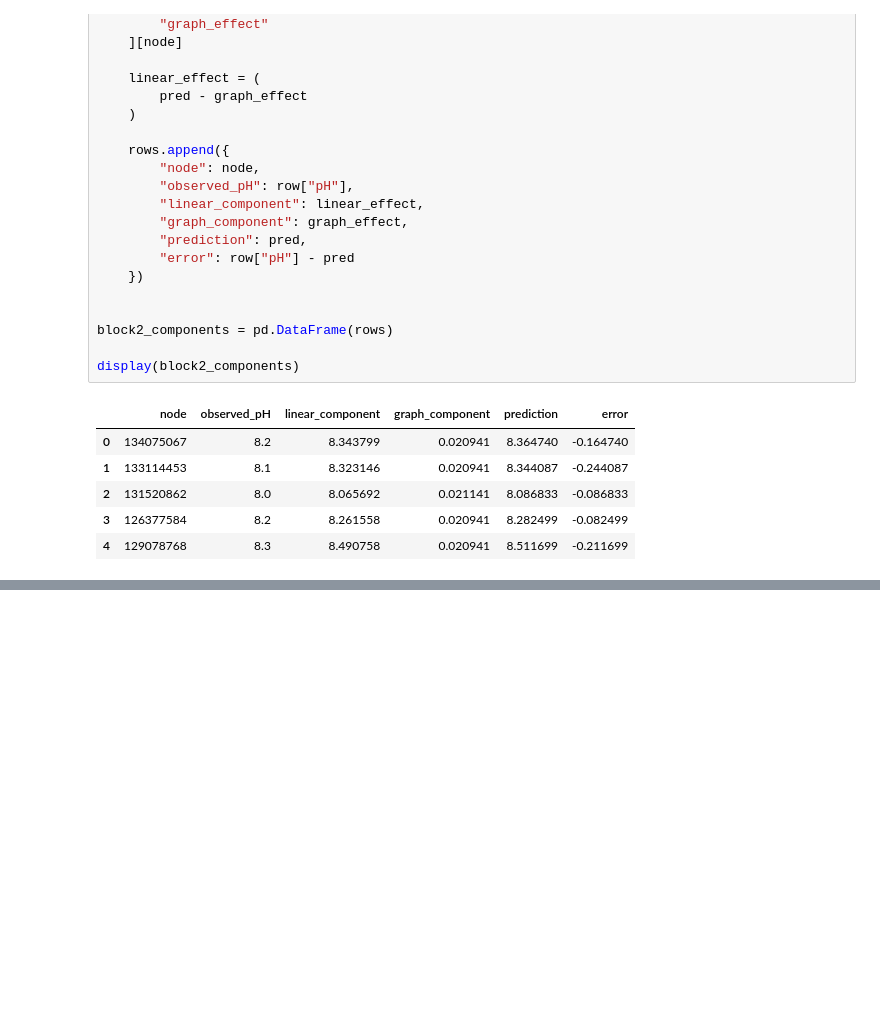
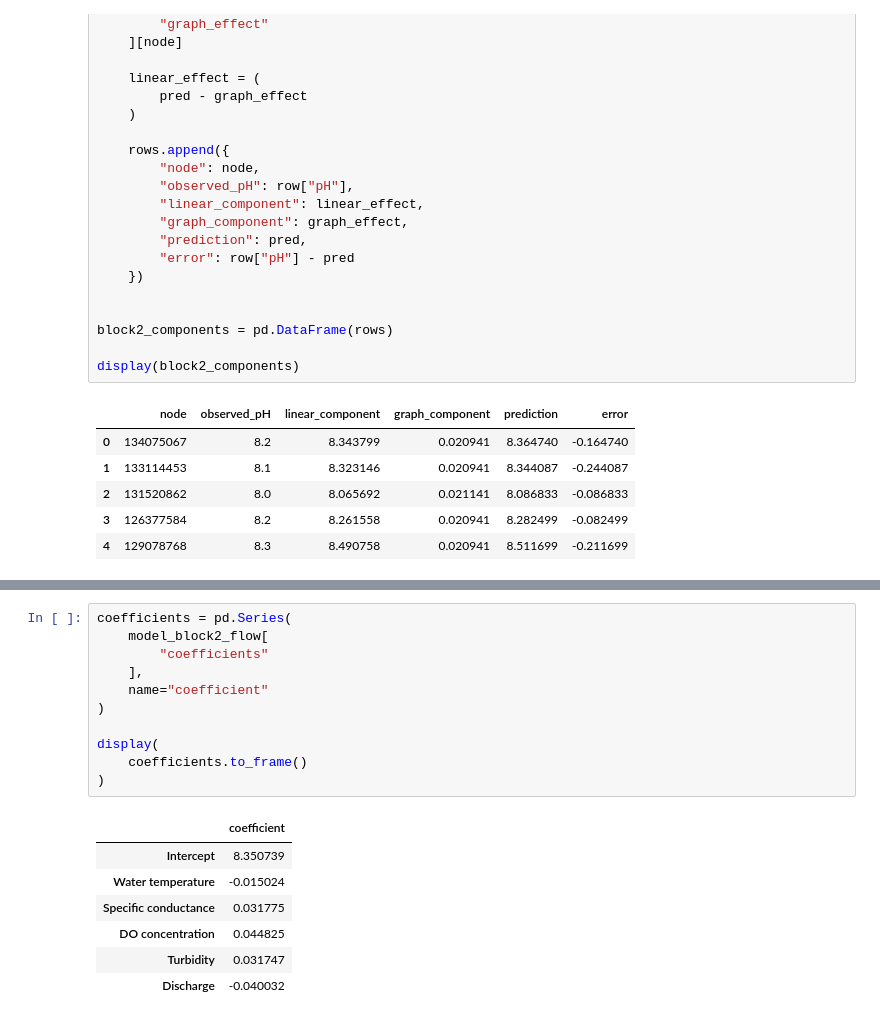
Before and after one commit to andrewc156/rivernets, a Jupyter notebook: graph_linear_regression_laplacian.ipynb, the cells around one changed output, grey strips where cells are left out. Drawn from its saved outputs; the diff is of its cells as text; blank space fills up the shorter version.

```diff
--- a/graph_linear_regression_laplacian.ipynb
+++ b/graph_linear_regression_laplacian.ipynb
@@ -4372,0 +4935,19 @@ display(block2_components)
+# %%
+coefficients = pd.Series(
+    model_block2_flow[
+        "coefficients"
+    ],
+    name="coefficient"
+)
+
+display(
+    coefficients.to_frame()
+)
+# %% [output]
+|  | coefficient |
+| Intercept | 8.350739 |
+| Water temperature | -0.015024 |
+| Specific conductance | 0.031775 |
+| DO concentration | 0.044825 |
+| Turbidity | 0.031747 |
+| Discharge | -0.040032 |
```
Also changed, not shown: parts of 18 cells of this notebook.
